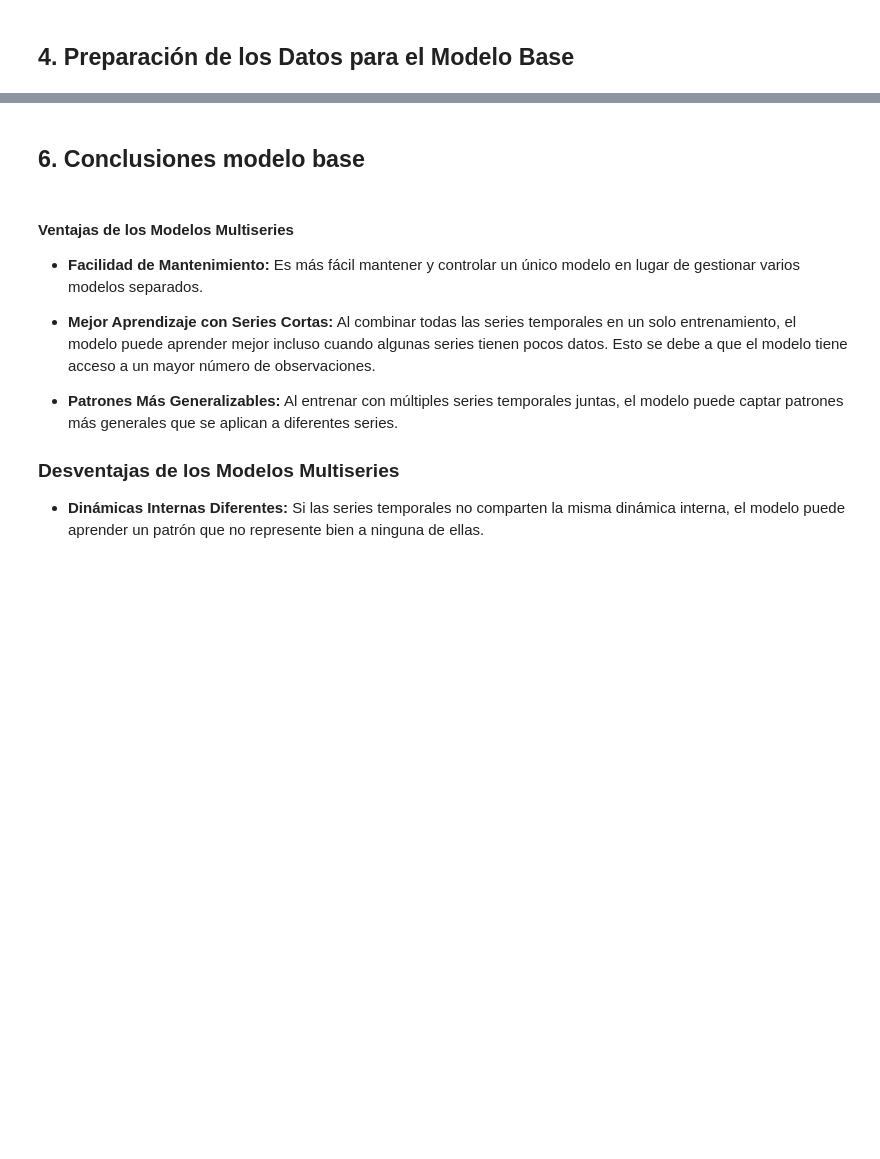
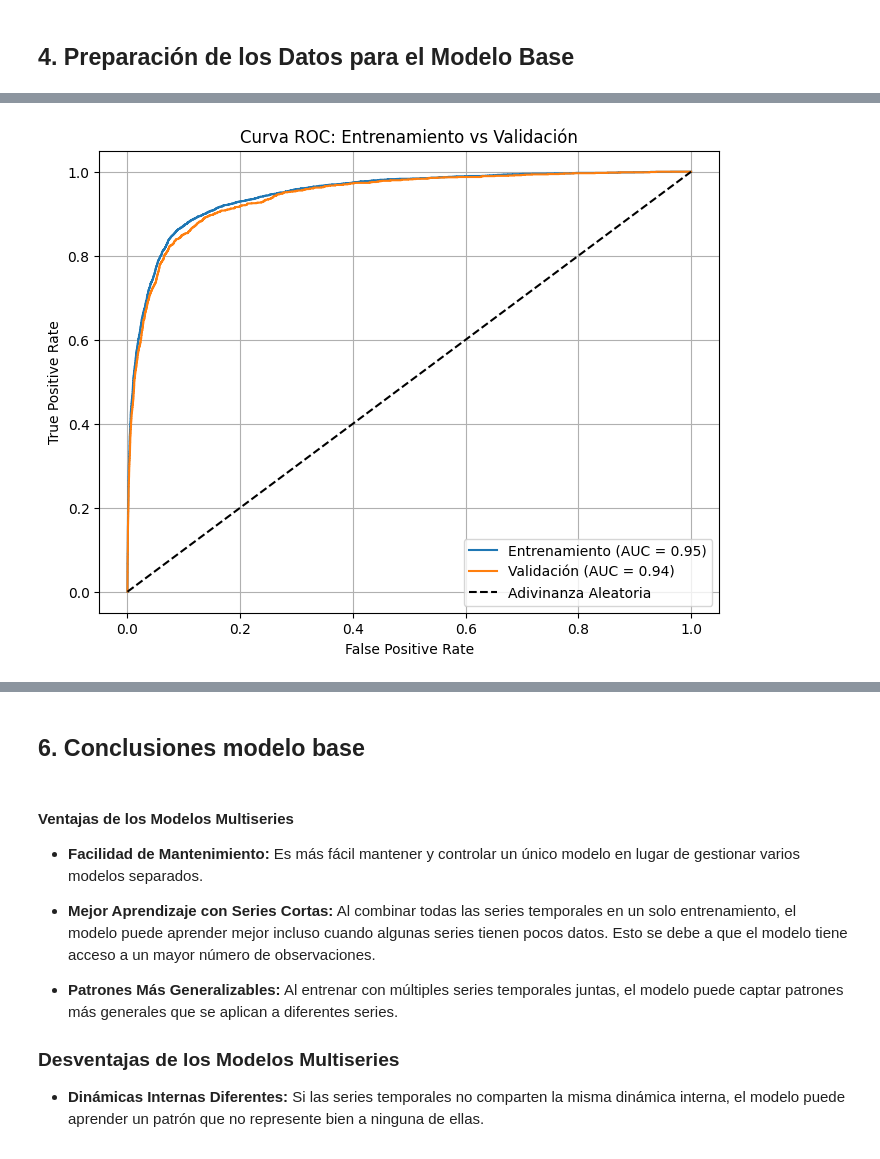
Before and after one commit to Lucasalam/model_risk, a Jupyter notebook: notebooks/04_Baseline_Model.ipynb, the cells around one changed output, grey strips where cells are left out. Cells and saved outputs as stored; diff of their text form; code cells hidden in the pictures; blank space fills up the shorter version.

```diff
--- a/notebooks/04_Baseline_Model.ipynb
+++ b/notebooks/04_Baseline_Model.ipynb
@@ -464,16 +46,0 @@ metrics_levels.loc[0, 'mean_absolute_error']
-# %%
-b=0
-colors = plt.rcParams['axes.prop_cycle'].by_key()['color']
-fig, axs = plt.subplots(5, 1, figsize=(8, 4), sharex=True)
-for i, s in enumerate(series_dict.keys()):
-    b +=1
-    axs[i].plot(series_dict[s], label=series_dict[s].name, color=colors[i])
-    axs[i].axvline(pd.to_datetime(end_train) - pd.Timedelta(days=9), color='white', linestyle='--', linewidth=1)
-    try:
-        axs[i].plot(backtest_predictions[s], label='prediction', color="white")
-    except:
-        pass
-    axs[i].legend(loc='upper left', fontsize=8)
-    axs[i].tick_params(axis='both', labelsize=8)
-    if b==5:
-        break
@@ -692,0 +47,17 @@ submission.to_csv(submission_v00)
+# %%
+var_modelo=['paymentDays_cap',
+  'amountFinanced_log_abs_cap',
+ # 'prbm_paymentDays',
+  'prbm_sector',
+  #'amountFinanced_sqrt_modified', # esta variable no ingresa
+  'payerSalesSegment',
+  'expirationDays_log_abs_cap']
+# %%
+X_train=df_train[df_train["vd"].isin([0,1])][var_modelo]
+y_train=df_train[df_train["vd"].isin([0,1])]['vd']
+# %%
+# A la matriz de predictores se le tiene que añadir una columna de 1s para el intercept del modelo
+X_train = sm.add_constant(X_train, prepend=True)
+modelo = sm.Logit(endog=y_train, exog=X_train,)
+modelo = modelo.fit()
+print(modelo.summary())
@@ -692,0 +82,5 @@ submission.to_csv(submission_v00)
+# %%
+## se observa un modelo estable
+curva_roc(df_train,pd.concat([df_test,df_dev]),modelo,variables=var_modelo,vd="vd")
+# %% [output]
+[figure, added]
```
Also changed, not shown: parts of 90 cells of this notebook, 16 other files.
